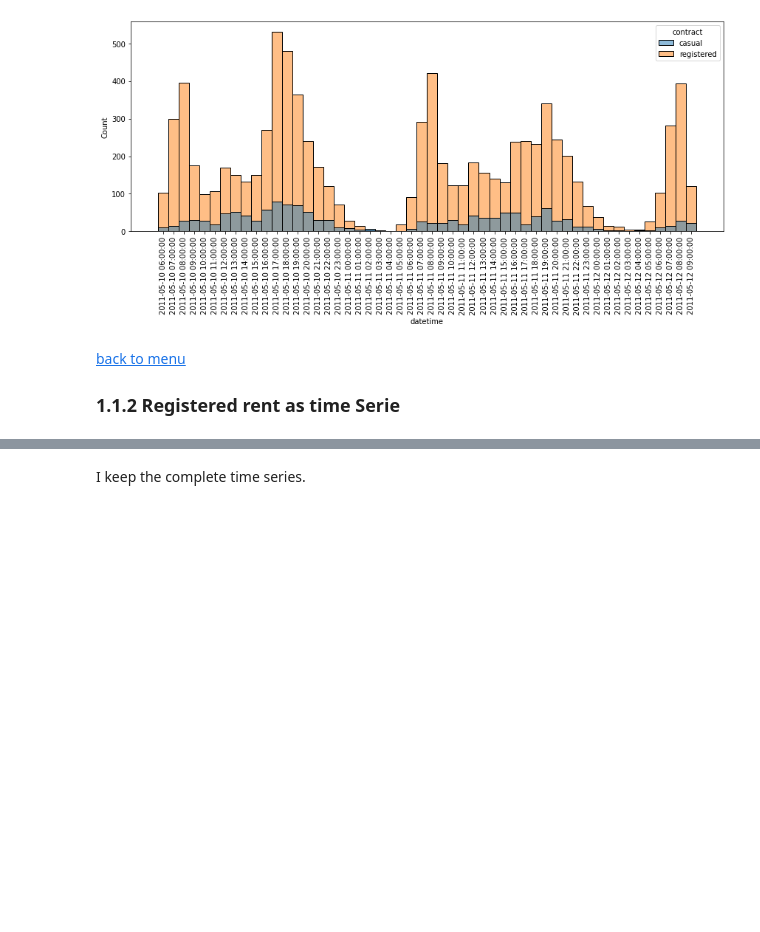
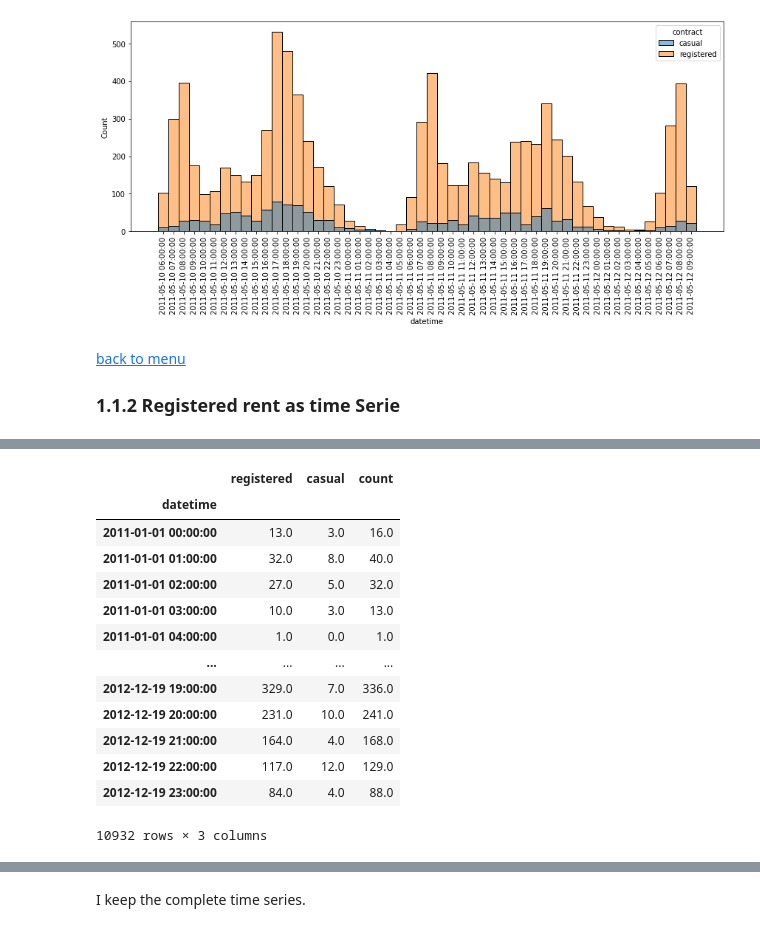
Before and after one commit to ClaireGayral/kaggle_bikes, a Jupyter notebook: bike_exploratory_analysis.ipynb, the cells around one changed output, grey strips where cells are left out. Saved outputs shown, nothing was run; the diff lists cells and outputs as text; code cells hidden in the pictures; blank space fills up the shorter version.

```diff
--- a/bike_exploratory_analysis.ipynb
+++ b/bike_exploratory_analysis.ipynb
@@ -316,0 +341,32 @@ ts_count = ts_count.resample("H").interpolate()
+# %%
+df_ts_complete = df_ts.resample("H").asfreq()
+
+## get missing timestamps to extract whole missing day datatime
+tmp = df_ts_complete[df_ts_complete.registered.isna()].index
+tmp = pd.DataFrame(index=tmp)
+tmp.loc[:,'date'] = [d.date() for d in tmp.index]
+missing_day = pd.unique(tmp.date)[(tmp.date.value_counts() >10).sort_index()]
+missing_day_index = tmp[tmp.date.isin(missing_day)].index
+
+## drop missing days in df_ts_complete :
+df_ts_work = df_ts_complete.drop(missing_day_index)
+
+## interpolate ponctual missing hours
+df_ts_work = df_ts_work.interpolate()
+
+df_ts_work
+# %% [output]
+|  | registered | casual | count |
+| datetime |  |  |  |
+| 2011-01-01 00:00:00 | 13.0 | 3.0 | 16.0 |
+| 2011-01-01 01:00:00 | 32.0 | 8.0 | 40.0 |
+| 2011-01-01 02:00:00 | 27.0 | 5.0 | 32.0 |
+| 2011-01-01 03:00:00 | 10.0 | 3.0 | 13.0 |
+| 2011-01-01 04:00:00 | 1.0 | 0.0 | 1.0 |
+| ... | ... | ... | ... |
+| 2012-12-19 19:00:00 | 329.0 | 7.0 | 336.0 |
+| 2012-12-19 20:00:00 | 231.0 | 10.0 | 241.0 |
+| 2012-12-19 21:00:00 | 164.0 | 4.0 | 168.0 |
+| 2012-12-19 22:00:00 | 117.0 | 12.0 | 129.0 |
+| 2012-12-19 23:00:00 | 84.0 | 4.0 | 88.0 |
+10932 rows × 3 columns
```
Also changed, not shown: parts of 50 cells of this notebook.
